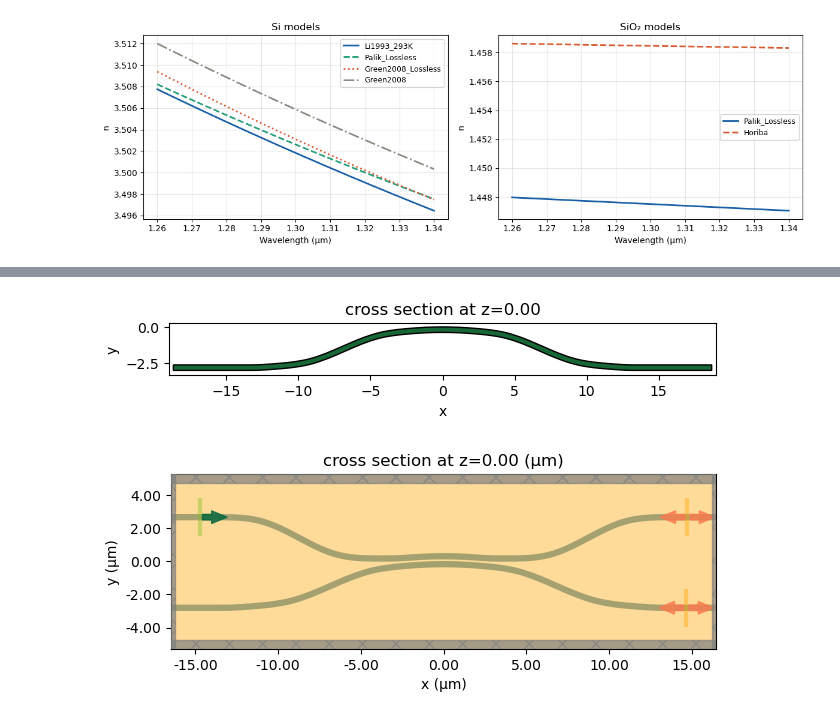
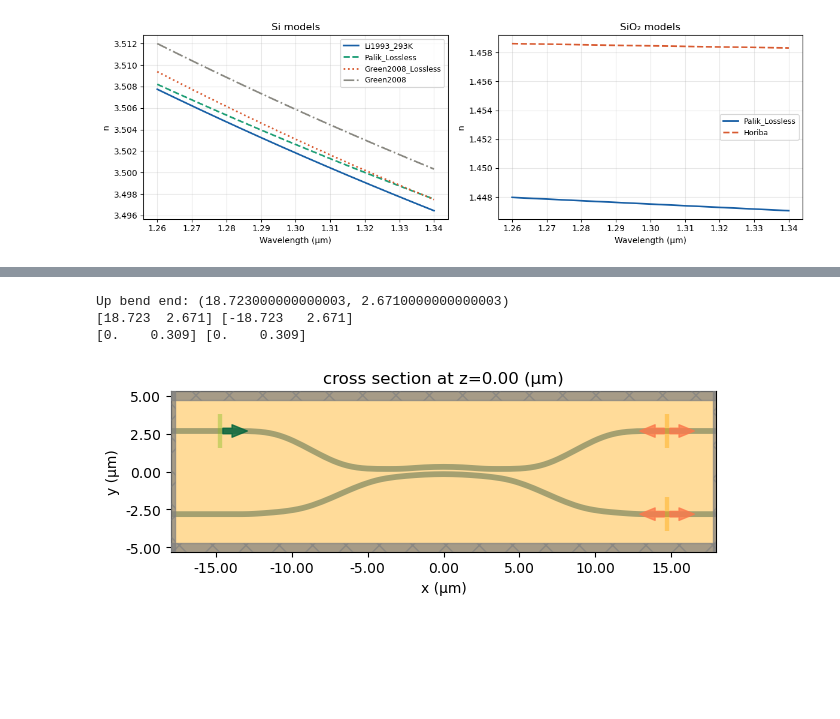
Before and after one commit to angelPappas/photonic_skill_project, a Jupyter notebook: 6_bend_dc_Tidy3D/bent_dc.ipynb, the cells around one changed output, grey strips where cells are left out. Drawn from its saved outputs; the diff is of its cells as text; code cells hidden in the pictures; blank space fills up the shorter version.

```diff
--- a/6_bend_dc_Tidy3D/bent_dc.ipynb
+++ b/6_bend_dc_Tidy3D/bent_dc.ipynb
@@ -66,10 +68,6 @@ plt.show()
 # This cell contains all the geometry, sources, monitors, and simulation creation
 
 # MMI power splitter dimensions.
-w_wg = 0.38  # Waveguide width (um).
-h_si = 0.22  # Silicon layer height (um).
-gap = 0.1  # Gap between output waveguides (um).
-
-# S-bend parameters.
-s_bend_offset = 1.0  # Lateral offset for S-bends (um).
-s_bend_length = 10.0  # Length of S-bend section (um).
+W_WG = 0.38  # Waveguide width (um).
+H_SI = 0.22  # Silicon layer height (um).
+GAP = 0.1  # Gap between output waveguides (um).
@@ -291,13 +233,11 @@ s_bend_offset = 2 * s_bend_radius * (1 - np.cos(theta))
 print(f"Calculated s-bend offset: {s_bend_offset:.2f} μm")
 s_bend_offset = 2.5
 
-geometry_up, geometry_down, x_end_up, y_end_up, x_end_down, y_end_down = make_bent_dc_shape(
-    R_inner=R_inner, theta_deg=theta_deg,
-    w_wg=w_wg, gap=gap, s_bend_length=s_bend_length, s_bend_offset=s_bend_offset)
+mmi_structures, end_points = make_bent_dc_structures(
+    R_inner=R_inner, theta_deg=theta_deg, s_bend_length=s_bend_length, s_bend_offset=s_bend_offset)
 
-# Turning geometry to structure
-mmi_structure_up = td.Structure(geometry=geometry_up, medium=mat_si)
-mmi_structure_down = td.Structure(geometry=geometry_down, medium=mat_si)
-ax = mmi_structure_up.plot(z=0)
+mmi_structures[0].plot(z=0)
+mmi_structures[1].plot(z=0)
+plt.show()
 # %% [output]
 Calculated s-bend offset: 10.00 μm
@@ -311,4 +248,0 @@ Up bend end: (18.741000000000003, 2.6700000000000004)
-# %%
-ax = mmi_structure_down.plot(z=0)
-# %% [output]
-[figure, removed]
@@ -369,23 +328,14 @@ field_monitor = td.FieldMonitor(
 # %%
 # 12. Create the complete simulation.
-sim_mmi = td.Simulation(
-    size=sim_size_optimized,
-    structures=[mmi_structure_up, mmi_structure_down],
-    sources=[mode_source],
-    monitors=[mode_monitor_1, mode_monitor_2, field_monitor],
-    run_time=1e-12,
-    boundary_spec=td.BoundarySpec.all_sides(boundary=td.PML()),
-    medium=mat_sio2,
-    grid_spec=td.GridSpec(
-        grid_x=td.AutoGrid(min_steps_per_wvl=20),
-        grid_y=td.AutoGrid(min_steps_per_wvl=20),
-        grid_z=td.AutoGrid(min_steps_per_wvl=20),
-        wavelength=wavelength,
-    ),
-    symmetry=(0, 0, 0),
+sim = make_simulation(
+    R_inner=R_inner, theta_deg=theta_deg, s_bend_length=s_bend_length, s_bend_offset=s_bend_offset, R_outer=R_inner
 )
+# %% [output]
+Up bend end: (18.723000000000003, 2.6710000000000003)
+[18.723  2.671] [-18.723   2.671]
+[0.    0.309] [0.    0.309]
 # %%
 # Simulation Setup Visualization - XY Setup Plane
-fig_xy = sim_mmi.plot(z=0)  # XY cross-section at z=0 (MMI center) - shows complete setup
+fig_xy = sim.plot(z=0)  # XY cross-section at z=0 (MMI center) - shows complete setup
 # %% [output]
-[figure, old version]
+[figure, new version]
```
Also changed, not shown: parts of 24 cells of this notebook, 2 other files.
